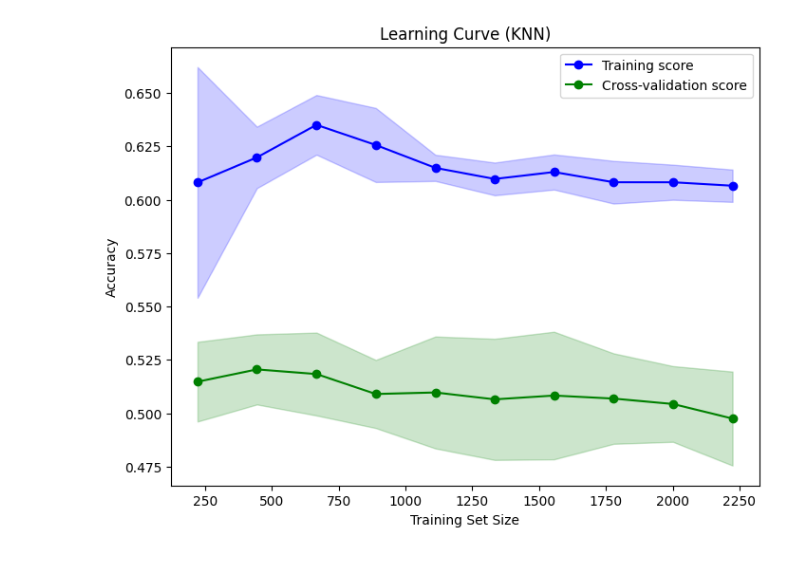
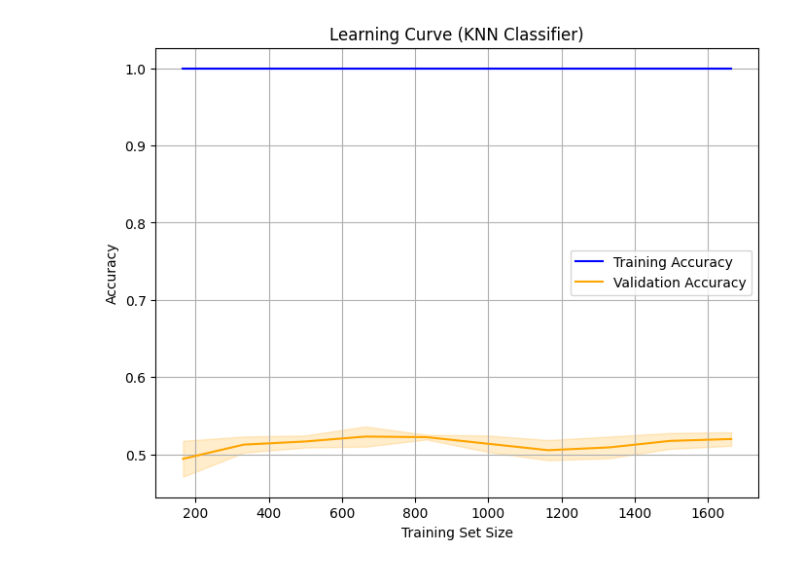
Before and after one commit to Deleon57/EDAR-Data, a Jupyter notebook: NEW_KNN(GFI).ipynb, the cells around one changed output. Drawn from its saved outputs; the diff is of its cells as text; code cells hidden in the pictures.

```diff
--- a/NEW_KNN(GFI).ipynb
+++ b/NEW_KNN(GFI).ipynb
@@ -245,0 +301,17 @@ Variance Inflation Factor (VIF):
+# %%
+from sklearn.neighbors import KNeighborsClassifier
+from sklearn.model_selection import GridSearchCV
+
+# Hyperparameter grid
+param_grid = {
+    'n_neighbors': list(range(2, 31)),      # try k = 2 … 30
+    'weights': ['uniform', 'distance'],     # distance weighting can help
+    'metric': ['euclidean', 'manhattan']    # test different distance metrics
+}
+
+knn = KNeighborsClassifier()
+grid_search = GridSearchCV(knn, param_grid, cv=3, scoring='accuracy', n_jobs=-1, verbose=1)
+grid_search.fit(X_train_scaled, y_train)
+
+best_knn = grid_search.best_estimator_
+print("Best KNN Parameters:", grid_search.best_params_)
@@ -246,35 +352,39 @@ Variance Inflation Factor (VIF):
 # %%
 from sklearn.model_selection import learning_curve
+import matplotlib.pyplot as plt
 import numpy as np
 
-knn_model = KNeighborsClassifier(n_neighbors=best_k)
-
-train_sizes, train_scores, val_scores = learning_curve(
-    knn_model,
-    X_train_scaled, y_train,
-    cv=5,
-    scoring="accuracy",
+# Compute learning curve
+train_sizes, train_scores, test_scores = learning_curve(
+    best_knn,
+    X_train_scaled,
+    y_train,
+    cv=3,
+    scoring='accuracy',
     n_jobs=-1,
-    train_sizes=np.linspace(0.1, 1.0, 10),
-    shuffle=False
+    train_sizes=np.linspace(0.1, 1.0, 10),  # 10% to 100% of training data
+    shuffle=False   # keep time order since it's time-series
 )
 
+# Mean & std
 train_mean = np.mean(train_scores, axis=1)
 train_std = np.std(train_scores, axis=1)
-val_mean = np.mean(val_scores, axis=1)
-val_std = np.std(val_scores, axis=1)
+test_mean = np.mean(test_scores, axis=1)
+test_std = np.std(test_scores, axis=1)
 
+# Plot
 plt.figure(figsize=(8,6))
-plt.plot(train_sizes, train_mean, 'o-', color="blue", label="Training score")
-plt.plot(train_sizes, val_mean, 'o-', color="green", label="Cross-validation score")
+plt.plot(train_sizes, train_mean, label="Training Accuracy", color="blue")
+plt.fill_between(train_sizes, train_mean-train_std, train_mean+train_std, alpha=0.2, color="blue")
 
-plt.fill_between(train_sizes, train_mean-train_std, train_mean+train_std, color="blue", alpha=0.2)
-plt.fill_between(train_sizes, val_mean-val_std, val_mean+val_std, color="green", alpha=0.2)
+plt.plot(train_sizes, test_mean, label="Validation Accuracy", color="orange")
+plt.fill_between(train_sizes, test_mean-test_std, test_mean+test_std, alpha=0.2, color="orange")
 
-plt.title("Learning Curve (KNN)")
 plt.xlabel("Training Set Size")
 plt.ylabel("Accuracy")
+plt.title("Learning Curve (KNN Classifier)")
 plt.legend(loc="best")
+plt.grid(True)
 plt.show()
 # %% [output]
-[figure, old version]
+[figure, new version]
```
Also changed, not shown: parts of 27 cells of this notebook.
